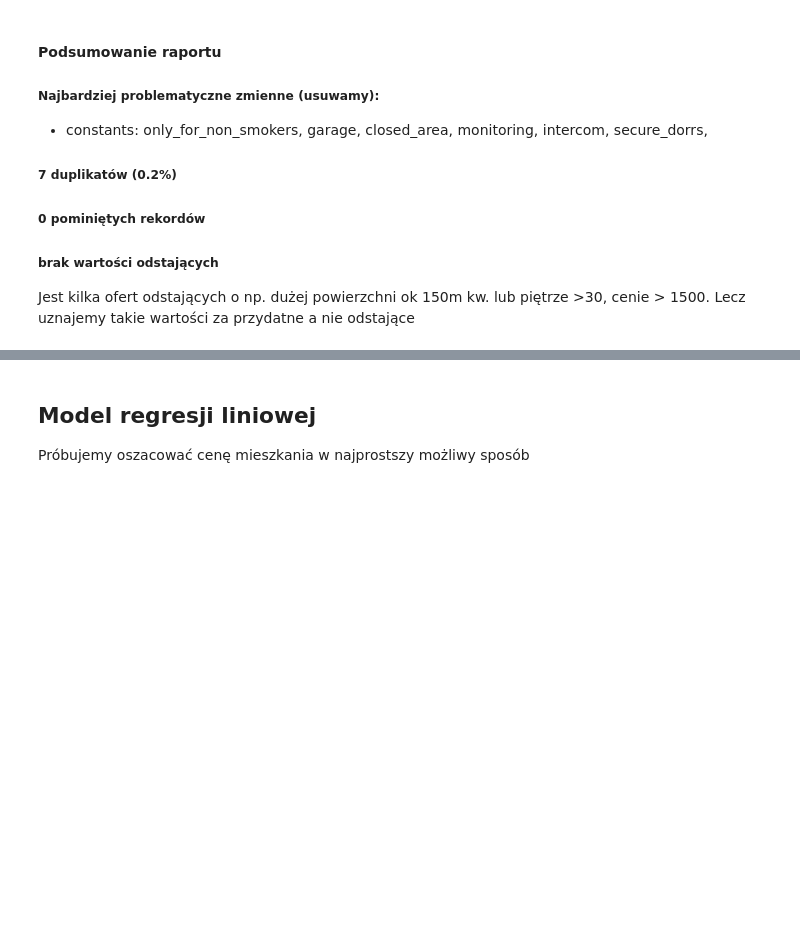
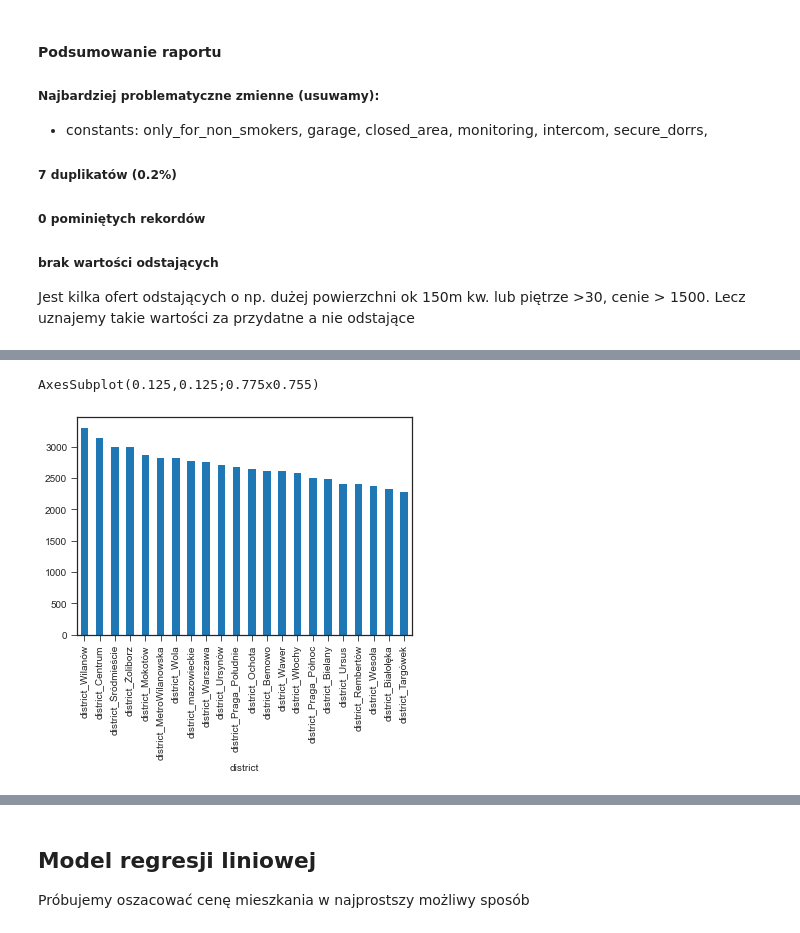
Before and after one commit to vostruk/practical-ml, a Jupyter notebook: Projekt Praktyczny ML.ipynb, the cells around one changed output, grey strips where cells are left out. Saved outputs shown, nothing was run; the diff lists cells and outputs as text; code cells hidden in the pictures; blank space fills up the shorter version.

```diff
--- a/Projekt Praktyczny ML.ipynb
+++ b/Projekt Praktyczny ML.ipynb
@@ -83,0 +106,9 @@ catFeatures = [f for f in features if f not in numFeatures]
+# %%
+# Trochę jeszcze statystyk dla lepszego wlądu w dane
+# JAKA ŚREDNIA CENA MIESZKANIA W DZIELNICY?
+df["district"] = df[[f for f in features if f.startswith('district')]].idxmax(axis=1)
+srednia_cena = df.groupby('district')['gross_price'].mean().sort_values(ascending=False)
+print(srednia_cena.plot.bar(x='Średnia cena w dzielnicy'))
+# %% [output]
+AxesSubplot(0.125,0.125;0.775x0.755)
+[figure, added]
```
Also changed, not shown: parts of 26 cells of this notebook, 6 other files.
